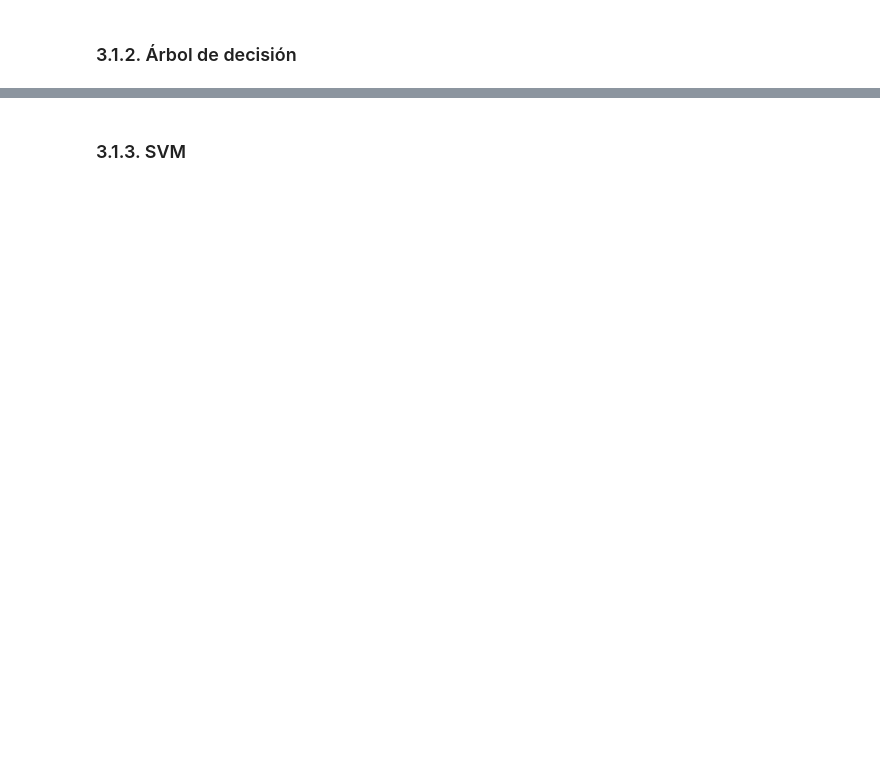
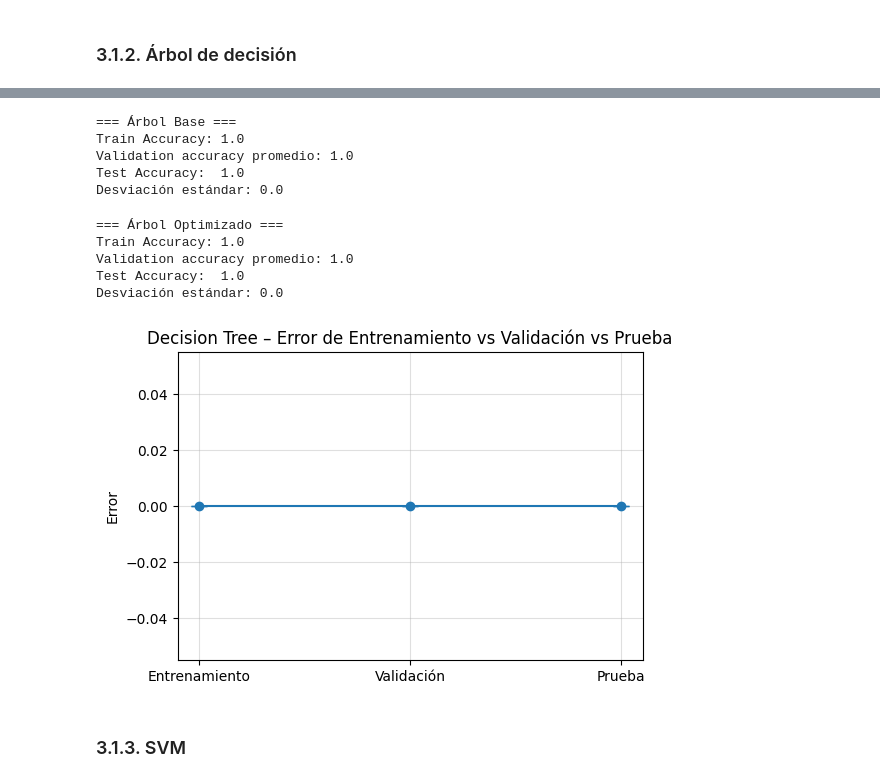
Before and after one commit to sren97/Modelos2_PhiUSIIL, a Jupyter notebook: Proyecto_Modelos_2_PhiUSIIL.ipynb, the cells around one changed output, grey strips where cells are left out. Cells and saved outputs as stored; diff of their text form; code cells hidden in the pictures; blank space fills up the shorter version.

```diff
--- a/Proyecto_Modelos_2_PhiUSIIL.ipynb
+++ b/Proyecto_Modelos_2_PhiUSIIL.ipynb
@@ -542,2 +525,78 @@ Error de Prueba:        0.0029
+# %%
+tree_model = DecisionTreeClassifier(random_state=42)
+
+tree_model.fit(X_train, y_train)
+
+train_pred_base = tree_model.predict(X_train)
+test_pred_base = tree_model.predict(X_test)
+val_scores = cross_val_score(
+    tree_model,
+    X_train,
+    y_train,
+    cv=5,
+    scoring='accuracy',
+    n_jobs=-1
+)
+
+print("=== Árbol Base ===")
+print("Train Accuracy:", accuracy_score(y_train, train_pred_base))
+print("Validation accuracy promedio:", val_scores.mean())
+print("Test Accuracy: ", accuracy_score(y_test, test_pred_base))
+print("Desviación estándar:", val_scores.std())
+# %% [output]
+=== Árbol Base ===
+Train Accuracy: 1.0
+Validation accuracy promedio: 1.0
+Test Accuracy:  1.0
+Desviación estándar: 0.0
+# %%
+best_tree = tree_search.best_estimator_
+
+train_pred_best = best_tree.predict(X_train)
+test_pred_best = best_tree.predict(X_test)
+val_scores = cross_val_score(
+    best_tree,
+    X_train,
+    y_train,
+    cv=5,
+    scoring='accuracy',
+    n_jobs=-1
+)
+
+
+print("\n=== Árbol Optimizado ===")
+print("Train Accuracy:", accuracy_score(y_train, train_pred_best))
+print("Validation accuracy promedio:", val_scores.mean())
+print("Test Accuracy: ", accuracy_score(y_test, test_pred_best))
+print("Desviación estándar:", val_scores.std())
+# %% [output]
+=== Árbol Optimizado ===
+Train Accuracy: 1.0
+Validation accuracy promedio: 1.0
+Test Accuracy:  1.0
+Desviación estándar: 0.0
+# %%
+k_tree = len(val_scores)
+std_tree = val_scores.std()
+ci_tree = 1.96 * std_tree / np.sqrt(k_tree)
+
+plt.figure(figsize=(6,4))
+plt.errorbar(
+    ["Entrenamiento", "Validación", "Prueba"],
+    [
+        1 - accuracy_score(y_train, train_pred_best),
+        1 - val_scores.mean(),
+        1 - accuracy_score(y_test, test_pred_best)
+    ],
+    yerr=[0, ci_tree, 0],
+    capsize=6, marker='o'
+)
+
+plt.title("Decision Tree – Error de Entrenamiento vs Validación vs Prueba")
+plt.ylabel("Error")
+plt.grid(alpha=0.4)
+plt.show()
+# %% [output]
+[figure, added]
 # %% [markdown]
 ### 3.1.3. SVM
```
Also changed, not shown: parts of 17 cells of this notebook.
